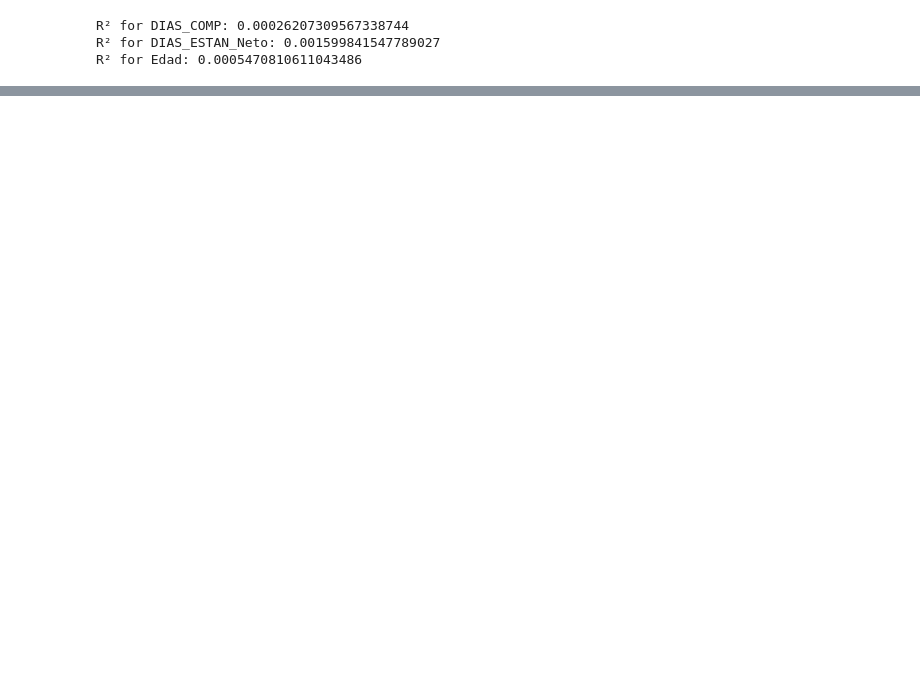
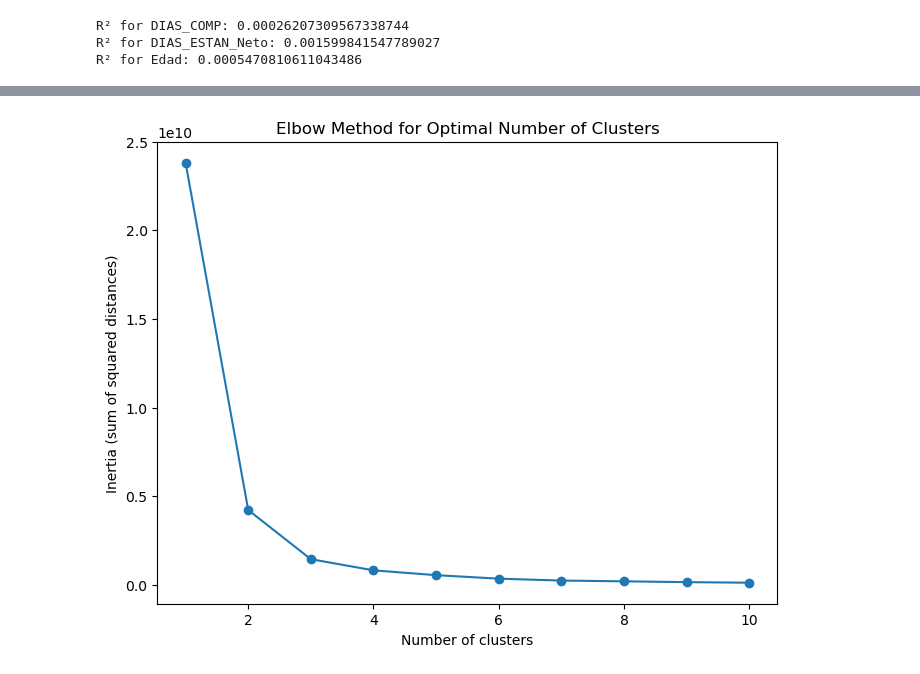
Before and after one commit to davidsmoreno/DifPrivHealthCostPredict, a Jupyter notebook: 2_Analisis_de_correlacion_y_reduccion_de_dimensionalidad.ipynb, the cells around one changed output, grey strips where cells are left out. Saved outputs shown, nothing was run; the diff lists cells and outputs as text; code cells hidden in the pictures; blank space fills up the shorter version.

```diff
--- a/2_Analisis_de_correlacion_y_reduccion_de_dimensionalidad.ipynb
+++ b/2_Analisis_de_correlacion_y_reduccion_de_dimensionalidad.ipynb
@@ -320,0 +427,25 @@ Mean Absolute Error: 0.0267
+# %%
+import matplotlib.pyplot as plt
+from sklearn.cluster import MiniBatchKMeans
+
+# Create an empty list to store the inertia for each number of clusters
+inertia_values = []
+
+# Range of clusters to try
+cluster_range = range(1, 11)
+
+# Loop over different numbers of clusters and calculate inertia (sum of squared distances)
+for n_clusters in cluster_range:
+    kmeans = MiniBatchKMeans(n_clusters=n_clusters, batch_size=1000, random_state=42)
+    kmeans.fit(dpto_muni_features)
+    inertia_values.append(kmeans.inertia_)
+
+# Plot the inertia values for different numbers of clusters
+plt.figure(figsize=(8, 6))
+plt.plot(cluster_range, inertia_values, marker='o')
+plt.title('Elbow Method for Optimal Number of Clusters')
+plt.xlabel('Number of clusters')
+plt.ylabel('Inertia (sum of squared distances)')
+plt.show()
+# %% [output]
+[figure, added]
```
Also changed, not shown: parts of 23 cells of this notebook, 4 other files.
